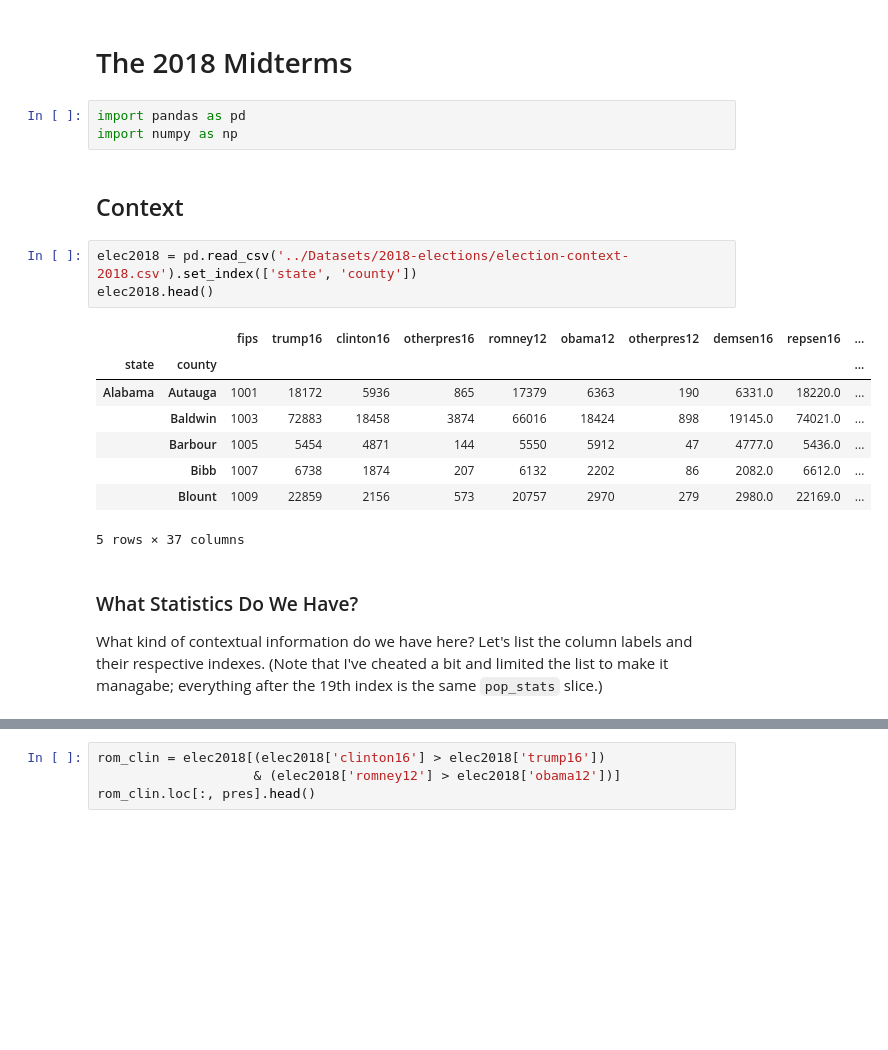
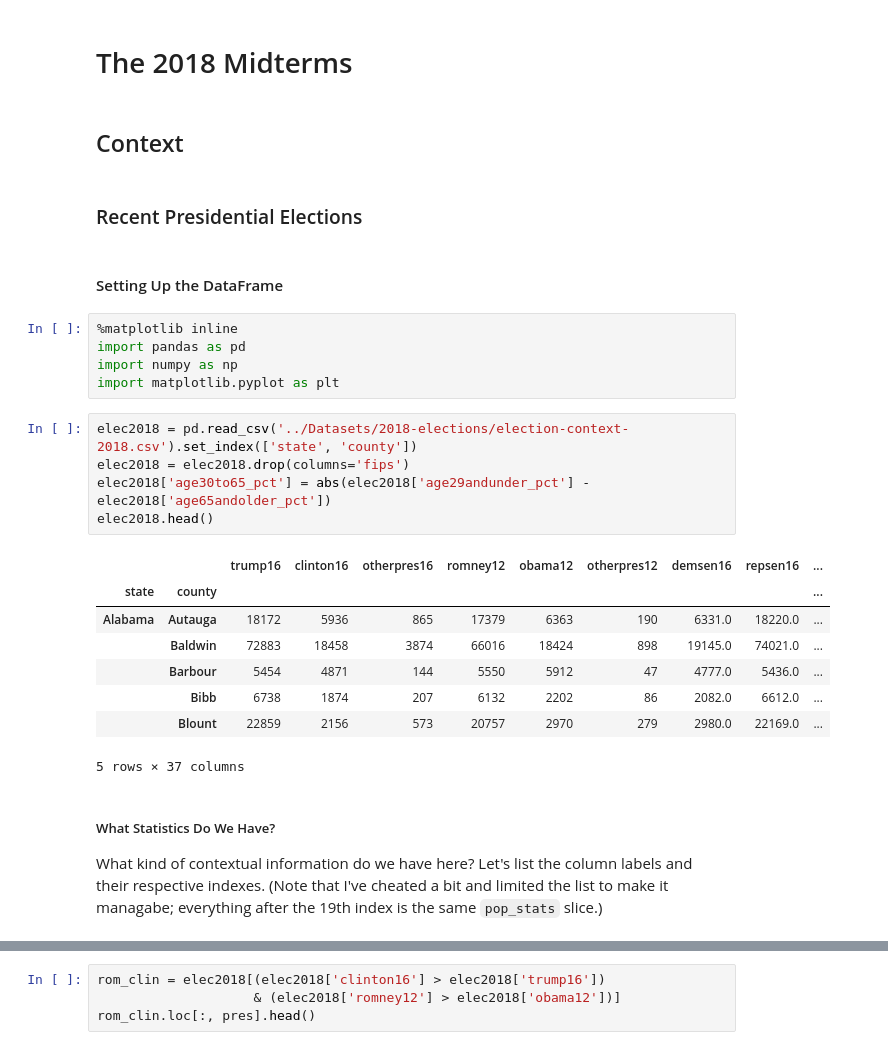
Before and after one commit to brandonsorensen/ElectionAnalysis, a Jupyter notebook: src/2018 Elections.ipynb, the cells around one changed output, grey strips where cells are left out. Saved outputs shown, nothing was run; the diff lists cells and outputs as text; blank space fills up the shorter version.

```diff
--- a/src/2018 Elections.ipynb
+++ b/src/2018 Elections.ipynb
@@ -1,24 +1,32 @@
 # %% [markdown]
 # The 2018 Midterms
-# %%
-import pandas as pd
-import numpy as np
 # %% [markdown]
 ## Context
+# %% [markdown]
+### Recent Presidential Elections
+# %% [markdown]
+#### Setting Up the DataFrame
+# %%
+%matplotlib inline
+import pandas as pd
+import numpy as np
+import matplotlib.pyplot as plt
 # %%
 elec2018 = pd.read_csv('../Datasets/2018-elections/election-context-2018.csv').set_index(['state', 'county'])
+elec2018 = elec2018.drop(columns='fips')
+elec2018['age30to65_pct'] = abs(elec2018['age29andunder_pct'] - elec2018['age65andolder_pct'])
 elec2018.head()
 # %% [output]
-|  |  | fips | trump16 | clinton16 | otherpres16 | romney12 | obama12 | otherpres12 | demsen16 | repsen16 | ... |
-| state | county |  |  |  |  |  |  |  |  |  | ... |
-| Alabama | Autauga | 1001 | 18172 | 5936 | 865 | 17379 | 6363 | 190 | 6331.0 | 18220.0 | ... |
-|  | Baldwin | 1003 | 72883 | 18458 | 3874 | 66016 | 18424 | 898 | 19145.0 | 74021.0 | ... |
-|  | Barbour | 1005 | 5454 | 4871 | 144 | 5550 | 5912 | 47 | 4777.0 | 5436.0 | ... |
-|  | Bibb | 1007 | 6738 | 1874 | 207 | 6132 | 2202 | 86 | 2082.0 | 6612.0 | ... |
-|  | Blount | 1009 | 22859 | 2156 | 573 | 20757 | 2970 | 279 | 2980.0 | 22169.0 | ... |
+|  |  | trump16 | clinton16 | otherpres16 | romney12 | obama12 | otherpres12 | demsen16 | repsen16 | ... |
+| state | county |  |  |  |  |  |  |  |  | ... |
+| Alabama | Autauga | 18172 | 5936 | 865 | 17379 | 6363 | 190 | 6331.0 | 18220.0 | ... |
+|  | Baldwin | 72883 | 18458 | 3874 | 66016 | 18424 | 898 | 19145.0 | 74021.0 | ... |
+|  | Barbour | 5454 | 4871 | 144 | 5550 | 5912 | 47 | 4777.0 | 5436.0 | ... |
+|  | Bibb | 6738 | 1874 | 207 | 6132 | 2202 | 86 | 2082.0 | 6612.0 | ... |
+|  | Blount | 22859 | 2156 | 573 | 20757 | 2970 | 279 | 2980.0 | 22169.0 | ... |
 5 rows × 37 columns
 # %% [markdown]
-### What Statistics Do We Have?
+##### What Statistics Do We Have?
 What kind of contextual information do we have here? Let's list the column labels and their respective indexes. (Note that I've cheated a bit and limited the list to make it managabe; everything after the 19th index is the same `pop_stats` slice.)
 # %%
 list(enumerate(elec2018.columns))[:20]
```
Also changed, not shown: parts of 31 cells of this notebook.
